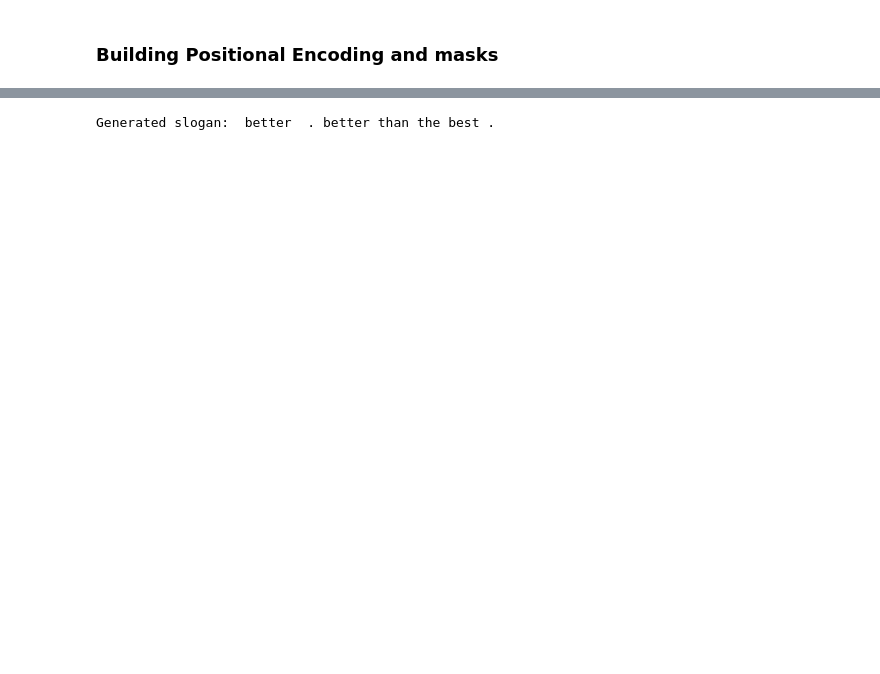
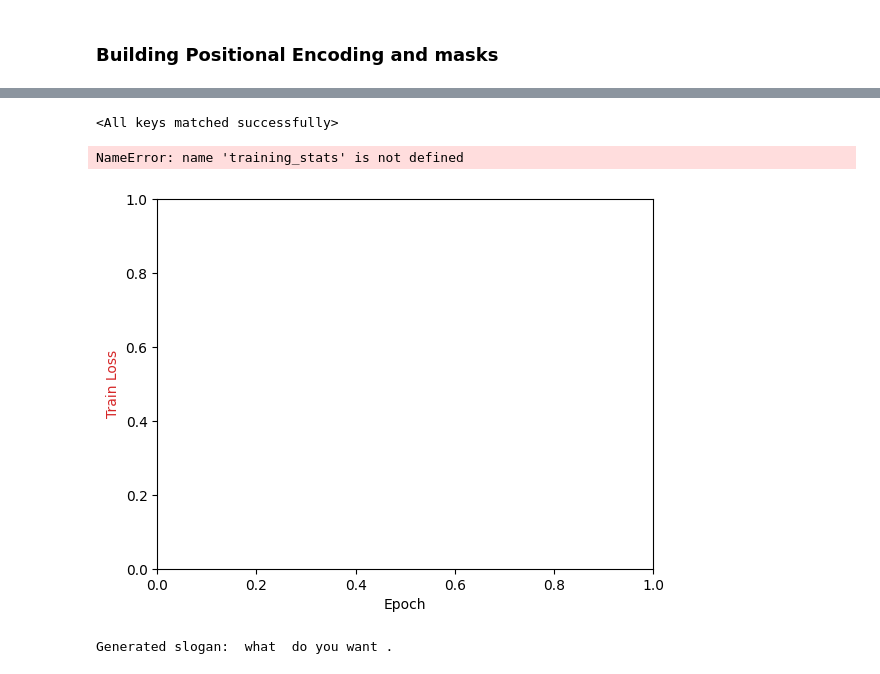
Before and after one commit to PokjiML/slogan-transformer, a Jupyter notebook: pytorch-transformer/model_bpe.ipynb, the cells around one changed output, grey strips where cells are left out. Drawn from its saved outputs; the diff is of its cells as text; code cells hidden in the pictures; blank space fills up the shorter version.

Commit message:
Adding stochasticity

```diff
--- a/pytorch-transformer/model_bpe.ipynb
+++ b/pytorch-transformer/model_bpe.ipynb
@@ -109,7 +137,7 @@ def positional_encoding(seq_len, embed_dim):
     return pe.unsqueeze(0) # Output for batch_dim propagation
 
 # Generate padding mask to prevent looking at not used tokens
-def generate_padding_mask(sequence, pad_token=0):
+def generate_padding_mask(sequence, pad_token=tokenizer.pad_token_id):
     mask = (sequence == pad_token).float()
     mask = mask.masked_fill(mask == 1, float('-inf')).masked_fill(mask == 0, float(0.0))
     return mask
@@ -210,3 +265,13 @@ Epoch: 19, Loss: 3.1325066089630127, LR: 0.000036
 # %%
 ### Save the model after training
 torch.save(model.state_dict(), 'slogan_generator.pth')
+# %%
+### Load model
+model = TransformerModel(vocab_size, d_model, nhead, num_decoder_layers,
+                 dim_feedforward, max_seq_length).to(device)
+
+# Load the weight into the model
+model_dict = torch.load('/home/pokji/Desktop/for project/slogan_generator.pth', weights_only=True)
+model.load_state_dict(model_dict)
+# %% [output]
+<All keys matched successfully>
@@ -213,3 +290,35 @@ torch.save(model.state_dict(), 'slogan_generator.pth')
+# %%
+# Plot the training statistics
+import matplotlib.pyplot as plt
+
+#plt.plot(training_stats['epoch'], training_stats['train_loss'], label='Train loss')
+# Create subplots
+fig, ax1 = plt.subplots()
+
+# Create first axis for loss
+color = 'tab:red'
+ax1.set_xlabel('Epoch')
+ax1.set_ylabel('Train Loss', color=color)
+ax1.plot(training_stats['epoch'], training_stats['train_loss'],
+         color=color, label='Train Loss')
+ax1.tick_params(axis='y', labelcolor=color)
+
+# Creating second axis for the learning rate
+ax2 = ax1.twinx()
+color = 'tab:blue'
+ax2.set_ylabel('Learning Rate', color=color)
+ax2.plot(training_stats['epoch'], training_stats['learning_rate'],
+         linestyle='--', color=color, label='Learning Rate')
+ax2.tick_params(axis='y', labelcolor=color)
+ax1.set_xticks(training_stats['epoch'])
+
+# Add titles and legends
+fig.suptitle('Training Metrics')
+ax1.legend(loc='upper left')
+ax2.legend(loc='upper right')
+# %% [output]
+NameError: name 'training_stats' is not defined
+[figure, added]
 # %%
 def generate_slogan(model, start_sequence, max_lenght=20):
     model.eval()
@@ -221,14 +330,15 @@ def generate_slogan(model, start_sequence, max_lenght=20):
         with torch.no_grad():
             output = model(input_tensor)
         next_token = torch.argmax(F.softmax(output[0, -1, :], dim=0)).item()
+        ### ADD Temperature and Stochastic next token
         generated_sequence.append(next_token)
         if next_token == 102:
             break
 
     return ' '.join([tokenizer.decode(idx, skip_special_tokens=True) for idx in generated_sequence])
 
-start_sequence = "better"
+start_sequence = "what"
 generated_slogan = generate_slogan(model, start_sequence)
 print(f"Generated slogan: {generated_slogan}")
 # %% [output]
-Generated slogan:  better  . better than the best .
+Generated slogan:  what  do you want .
```
Also changed, not shown: parts of 5 cells of this notebook, 3 other files.
